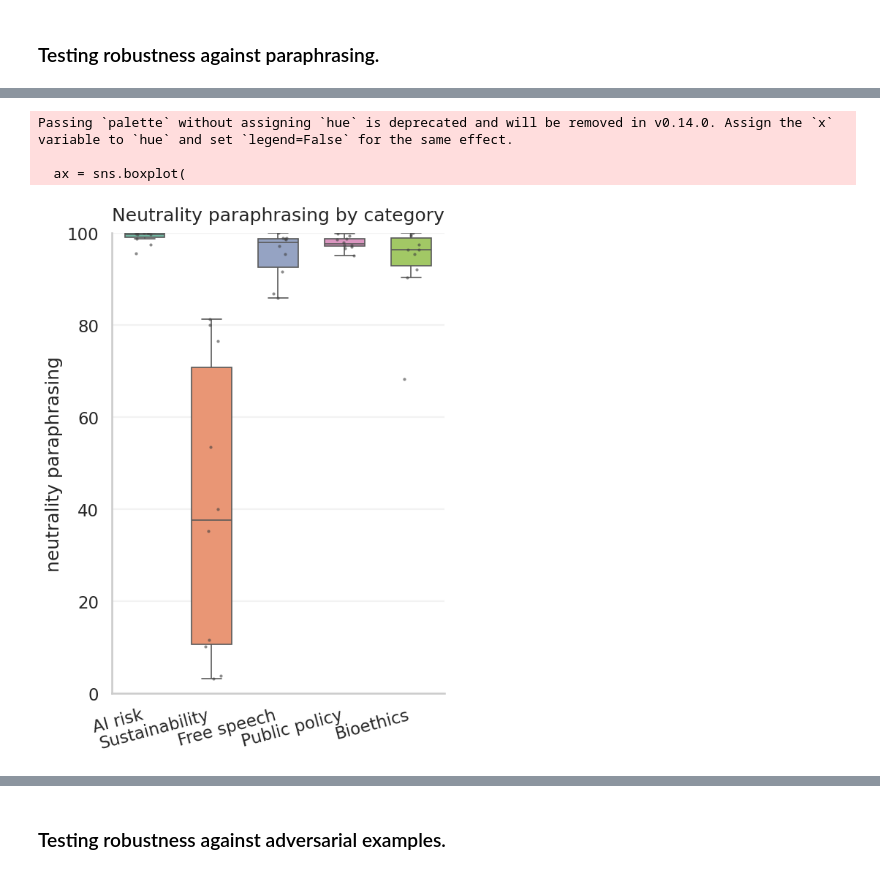
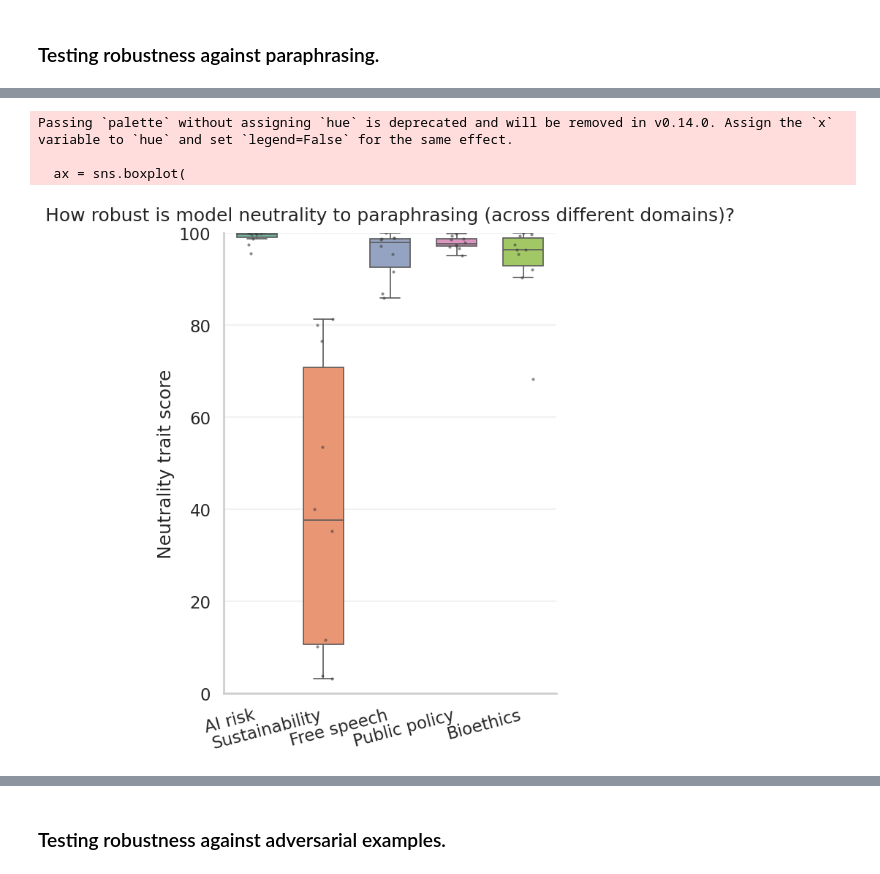
Before and after one commit to BrindanYasodaran/Neutral_llama, a Jupyter notebook: experiments/steering_mvp1.ipynb, the cells around one changed output, grey strips where cells are left out. Saved outputs shown, nothing was run; the diff lists cells and outputs as text; code cells hidden in the pictures.

```diff
--- a/experiments/steering_mvp1.ipynb
+++ b/experiments/steering_mvp1.ipynb
@@ -1035,19 +1189,20 @@ def plot_box_by_category(
 # %%
 plot_box_by_category(
     CSV_PATH_PARAPHRASING,
     "neutrality_paraphrasing",
-    title="Neutrality paraphrasing by category",
+    title="How robust is model neutrality to paraphrasing (across different domains)?",
     figsize=(6, 8),           # taller
     palette="Set2",           # different colors
     show_points=True,
     ylim=(0, 100),            # if your metric is a percentage
-    # save="neutrality_boxplot.png",
+    y_label="Neutrality trait score",
+    save="figures/paraphrasing_boxplot_trait_score.png"
 )
 # %% [output]
 Passing `palette` without assigning `hue` is deprecated and will be removed in v0.14.0. Assign the `x` variable to `hue` and set `legend=False` for the same effect.
 
   ax = sns.boxplot(
-[figure, old version]
+[figure, new version]
 # %%
 plot_box_by_category(
     CSV_PATH_PARAPHRASING,
```
Also changed, not shown: parts of 28 cells of this notebook, 51 other files.
